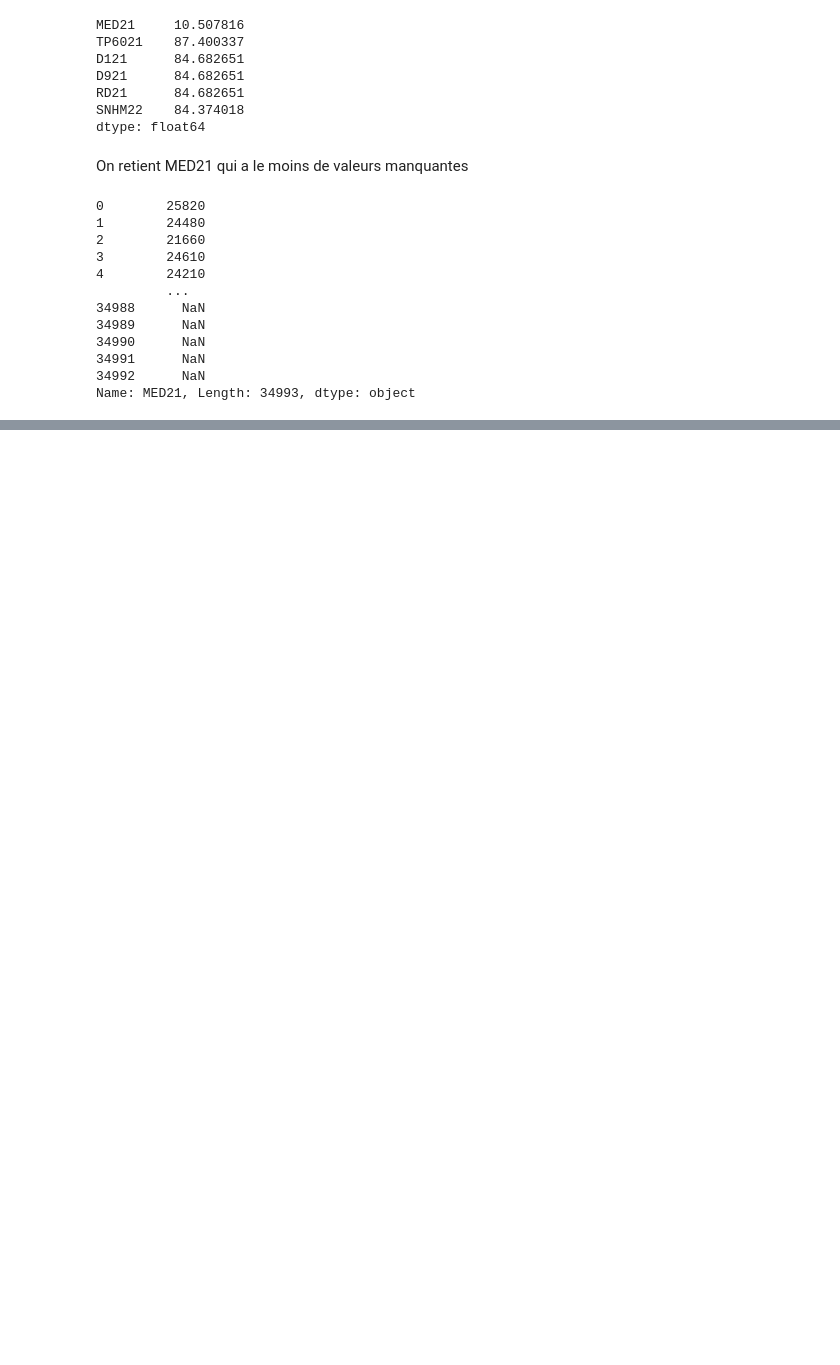
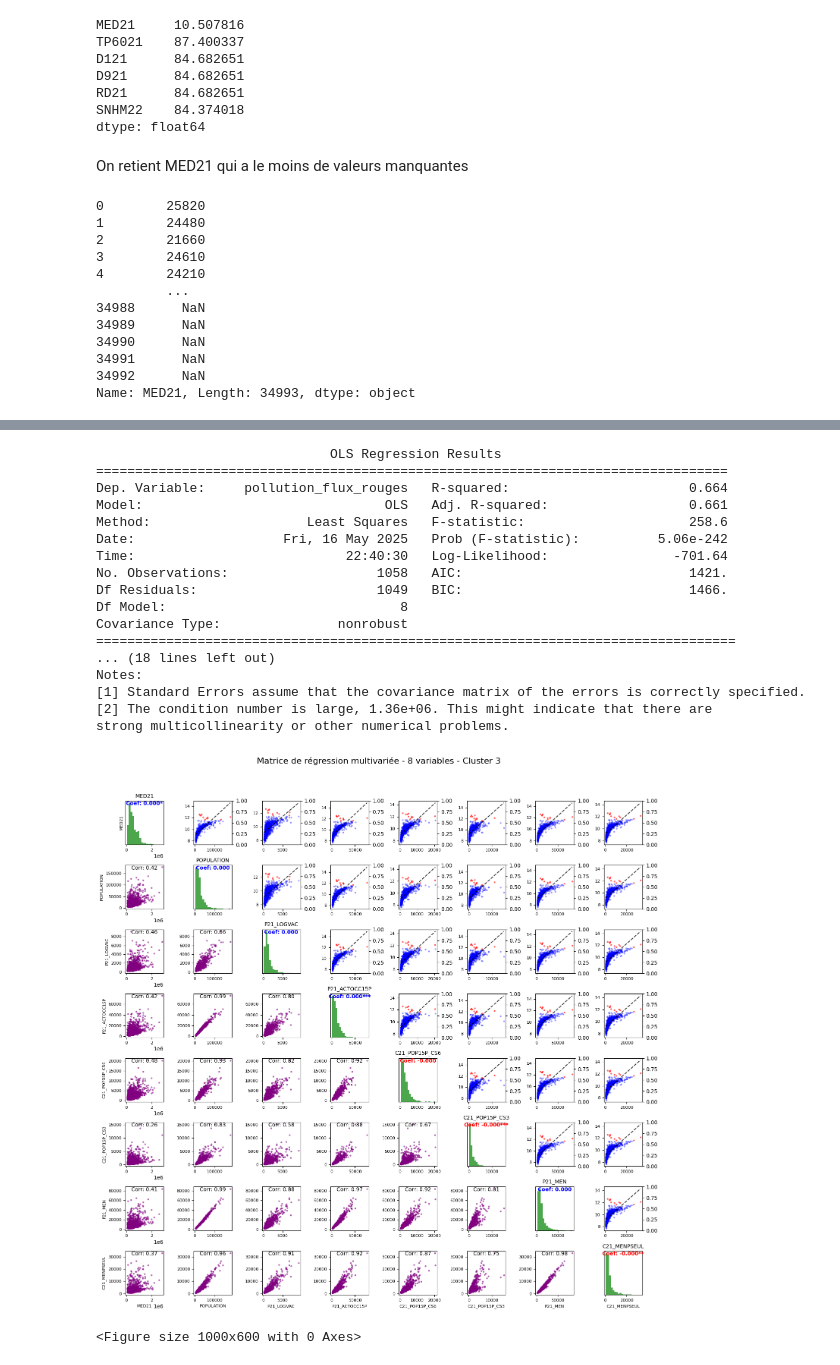
Before and after one commit to Qntouille/statapp, a Jupyter notebook: emission.ipynb, the cells around one changed output, grey strips where cells are left out. Drawn from its saved outputs; the diff is of its cells as text; code cells hidden in the pictures; blank space fills up the shorter version.

Commit message:
regression socio avec plusieurs variables explicatives

```diff
--- a/emission.ipynb
+++ b/emission.ipynb
@@ -530,3 +481,0 @@ med21_mean_by_epci.rename(columns={'MED21': 'MED21_MEAN'}, inplace=True)
-# %%
-# 5. Fusionner cette moyenne avec le dataframe epci_features
-epci_features = epci_features.merge(med21_mean_by_epci, on='SIREN_EPCI', how='left')
@@ -568,7 +481,0 @@ See the caveats in the documentation: https://pandas.pydata.org/pandas-docs/stab
-# %%
-# 7. Pour les EPCI qui n'ont toujours pas de valeur MED21_MEAN, on peut utiliser la moyenne nationale
-# S'assurer que nous calculons la moyenne uniquement sur les valeurs non-NaN
-med21_national_mean = df_socio['MED21'].dropna().mean()
-# Vérifier si la moyenne nationale existe avant de l'utiliser
-if not pd.isna(med21_national_mean):
-    epci_features['MED21_MEAN'] = epci_features['MED21_MEAN'].fillna(med21_national_mean)
@@ -745,0 +758,20 @@ strong multicollinearity or other numerical problems.
+# %%
+colonnes_selectionnees = [
+    'CODGEO', 'MED21', 'P21_LOGVAC', 'P21_ACTOCC15P', 'C21_POP15P_CS3', 'C21_POP15P_CS6', 'P21_MEN', 'C21_MENPSEUL']
+df_socio = df_dossier_complet_brut[colonnes_selectionnees].copy()
+
+
+df_socio['SIREN_EPCI'] = df_socio['CODGEO'].map(codgeo_to_siren)
+
+
+for col in colonnes_selectionnees[1:]:
+    df_socio[col] = pd.to_numeric(df_socio[col], errors='coerce')
+# %%
+
+agg_data = df_socio.groupby('SIREN_EPCI')[
+    ['MED21','P21_LOGVAC', 'C21_POP15P_CS6', 'P21_ACTOCC15P',
+     'C21_POP15P_CS3', 'P21_MEN', 'C21_MENPSEUL']].sum().reset_index()
+
+
+
+epci_features_extended = epci_features.merge(agg_data, on='SIREN_EPCI', how='left')
@@ -745,0 +795,32 @@ strong multicollinearity or other numerical problems.
+# %%
+x_vars = [
+    'MED21', 'POPULATION',
+    'P21_LOGVAC',
+    'P21_ACTOCC15P', 'C21_POP15P_CS6','C21_POP15P_CS3',
+    'P21_MEN', 'C21_MENPSEUL']
+
+model, data_used = regression_ols_cluster(
+    epci_features_extended, mauvais_eleves_par_cluster, cluster_col='cluster',cluster_value=3,
+    y_col='pollution_flux_rouges',
+    x_cols=x_vars,
+    log_y=True)
+# %% [output]
+                              OLS Regression Results
+=================================================================================
+Dep. Variable:     pollution_flux_rouges   R-squared:                       0.664
+Model:                               OLS   Adj. R-squared:                  0.661
+Method:                    Least Squares   F-statistic:                     258.6
+Date:                   Fri, 16 May 2025   Prob (F-statistic):          5.06e-242
+Time:                           22:40:30   Log-Likelihood:                -701.64
+No. Observations:                   1058   AIC:                             1421.
+Df Residuals:                       1049   BIC:                             1466.
+Df Model:                              8
+Covariance Type:               nonrobust
+==================================================================================
+... (18 lines left out)
+Notes:
+[1] Standard Errors assume that the covariance matrix of the errors is correctly specified.
+[2] The condition number is large, 1.36e+06. This might indicate that there are
+strong multicollinearity or other numerical problems.
+[figure, added]
+<Figure size 1000x600 with 0 Axes>
```
Also changed, not shown: parts of 24 cells of this notebook.
